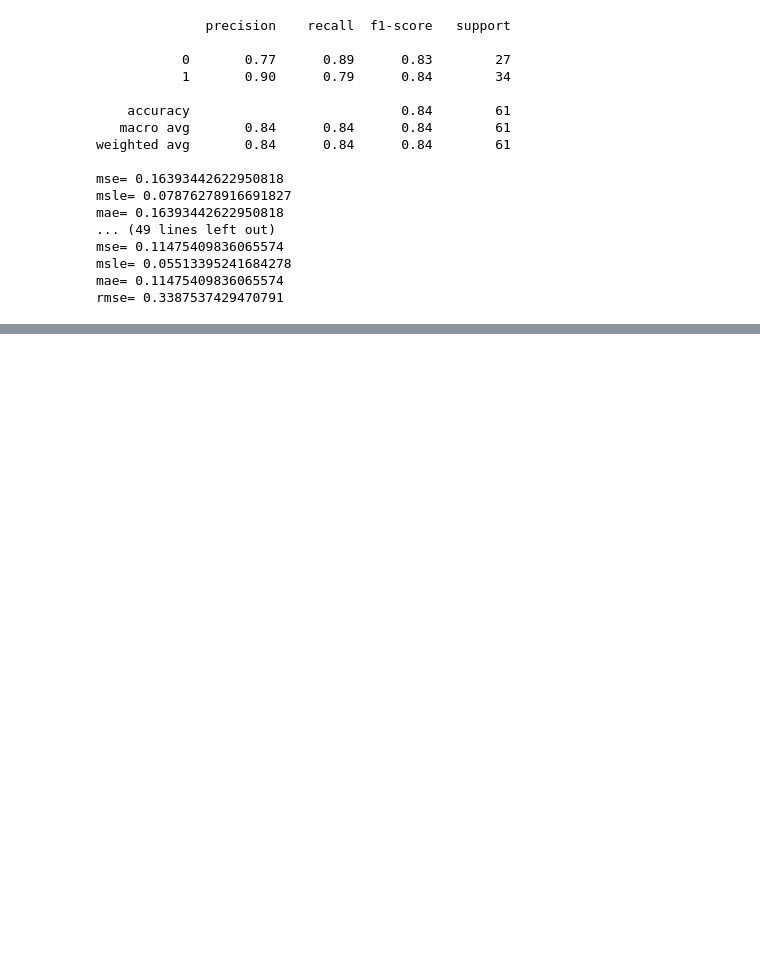
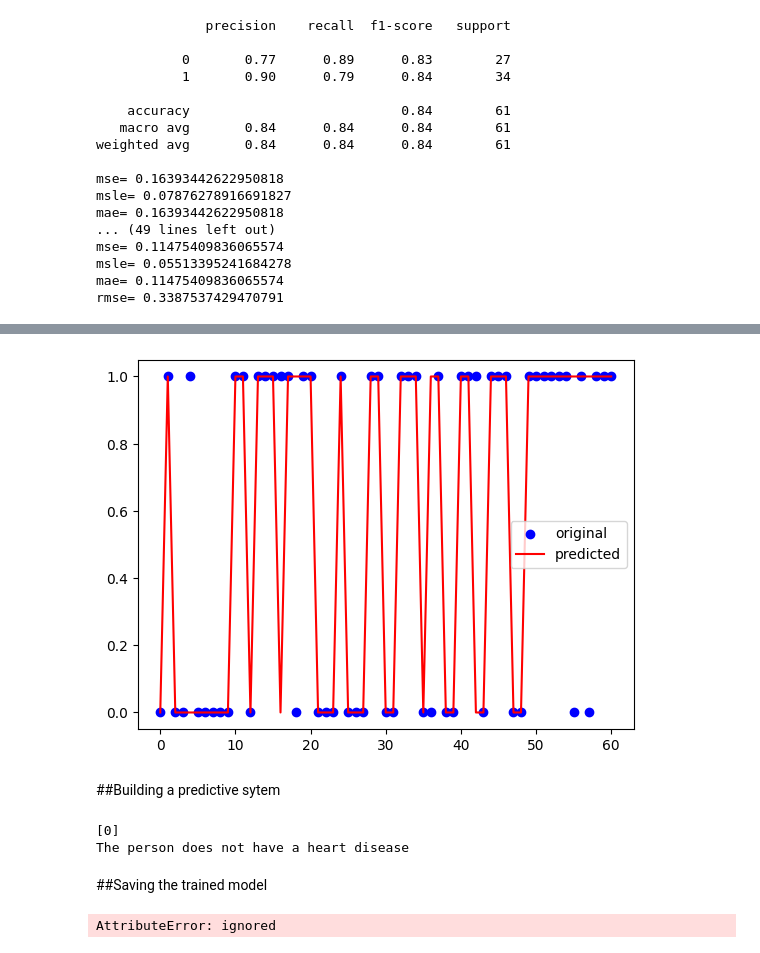
Before and after one commit to MoazzemhossainMoazz/EDGE_AI, a Jupyter notebook: EDGE_classwork_19_7_2023.ipynb, the cells around one changed output, grey strips where cells are left out. Drawn from its saved outputs; the diff is of its cells as text; code cells hidden in the pictures; blank space fills up the shorter version.

```diff
--- a/EDGE_classwork_19_7_2023.ipynb
+++ b/EDGE_classwork_19_7_2023.ipynb
@@ -686,0 +740,47 @@ rmse= 0.3387537429470791
+# %%
+y = y_test
+yhat = predictions4
+x = list(range(len(y)))
+
+plt.scatter(x, y, color="blue", label="original")
+plt.plot(x, yhat, color="red", label="predicted")
+plt.legend()
+plt.show()
+# %% [output]
+[figure, added]
+# %% [markdown]
+##Building a predictive sytem
+# %%
+input_data = (62,0,0,140,268,0,0,160,0,3.6,0,2,2)
+
+#change the input data to a numpy array
+input_data_as_numpy_array= np.asarray(input_data)
+
+#reshape the numpy array as we are predicting for only on instance
+input_data_reshaped = input_data_as_numpy_array.reshape(1, -1)
+
+prediction = svm.predict(input_data_reshaped)
+print(prediction)
+
+if(prediction[0]== 0):
+  print('The person does not have a heart disease')
+else:
+  print('The person has heart disease')
+# %% [output]
+[0]
+The person does not have a heart disease
+# %% [markdown]
+##Saving the trained model
+# %%
+import pickle
+
+filename= 'heart_disease_model.sav'
+pickle.dump(XGB1, open(filename, 'wb'))
+
+#loding the saved model
+loaded_model = pickle.load(open('heart_disease_model.sav', 'rb'))
+
+for columns in x.df:
+  print(columns)
+# %% [output]
+AttributeError: ignored
```
Also changed, not shown: parts of 1 cell of this notebook.
